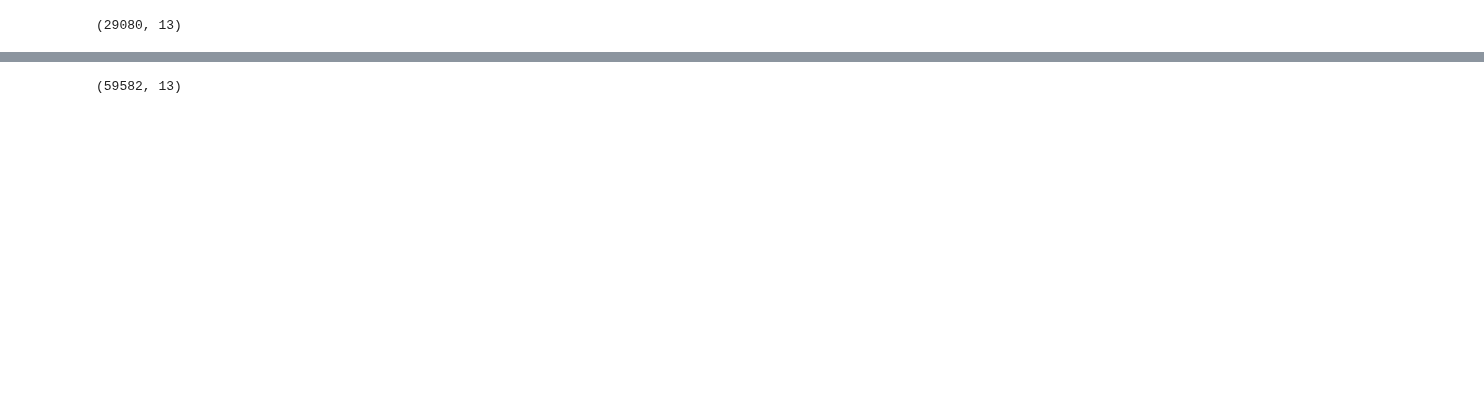
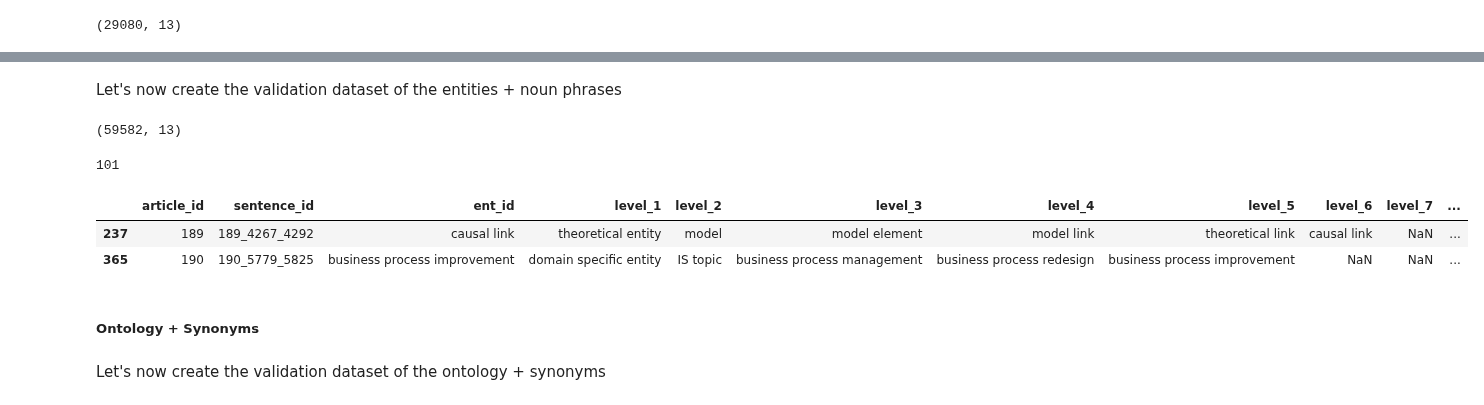
Before and after one commit to Heity94/TWSM_Lab, a Jupyter notebook: Project/Notebooks/PH_TrainTestSplit_Ontology.ipynb, the cells around one changed output, grey strips where cells are left out. Drawn from its saved outputs; the diff is of its cells as text; code cells hidden in the pictures; blank space fills up the shorter version.

```diff
--- a/Project/Notebooks/PH_TrainTestSplit_Ontology.ipynb
+++ b/Project/Notebooks/PH_TrainTestSplit_Ontology.ipynb
@@ -416,3 +511,5 @@ entities_test.shape
+# %% [markdown]
+Let's now create the validation dataset of the entities + noun phrases
 # %%
 # Select all rows/ entities which have not been selected for the test set
 val_ent_df = entities_to_removed[~entities_to_removed.entity_id_to_remove.isin(test_entities_list)]
@@ -425,3 +522,14 @@ entities_val = entities[entities.ent_id.isin(val_entities_list)]
 entities_val.shape
 # %% [output]
 (59582, 13)
+# %%
+entities_val.ent_id.nunique()
+# %% [output]
+101
+# %%
+# This entity table now has to be merged with the noun phrases of each sentence
+entities_val.head(2)
+# %% [output]
+|  | article_id | sentence_id | ent_id | level_1 | level_2 | level_3 | level_4 | level_5 | level_6 | level_7 | ... |
+| 237 | 189 | 189_4267_4292 | causal link | theoretical entity | model | model element | model link | theoretical link | causal link | NaN | ... |
+| 365 | 190 | 190_5779_5825 | business process improvement | domain specific entity | IS topic | business process management | business process redesign | business process improvement | NaN | NaN | ... |
@@ -430,0 +541,4 @@ entities_val.shape
+# %% [markdown]
+##### Ontology + Synonyms
+# %% [markdown]
+Let's now create the validation dataset of the ontology + synonyms
```
Also changed, not shown: parts of 70 cells of this notebook.
